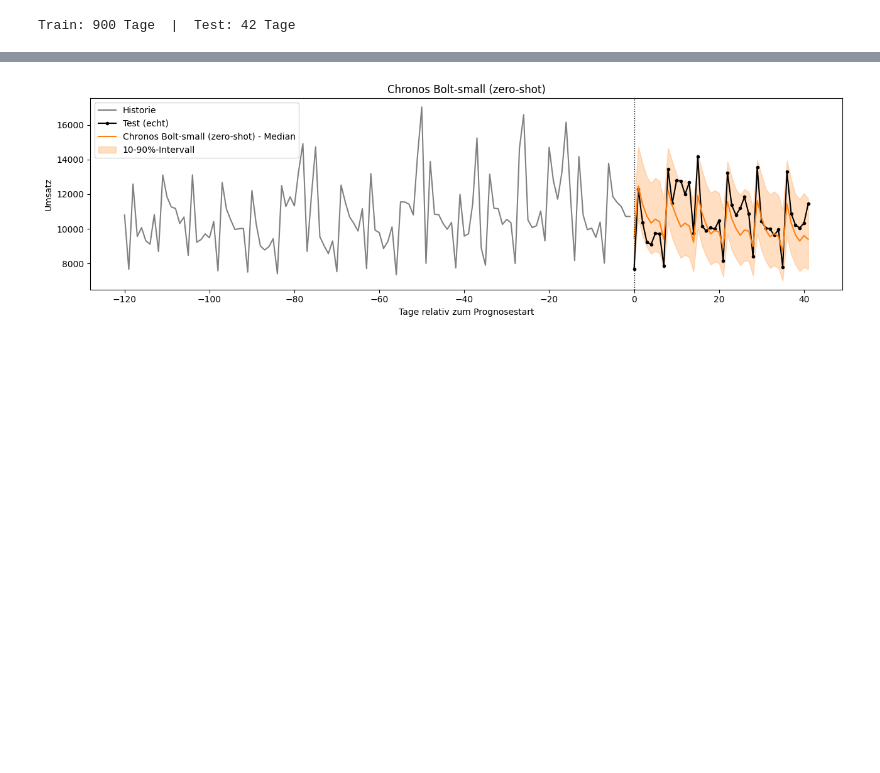
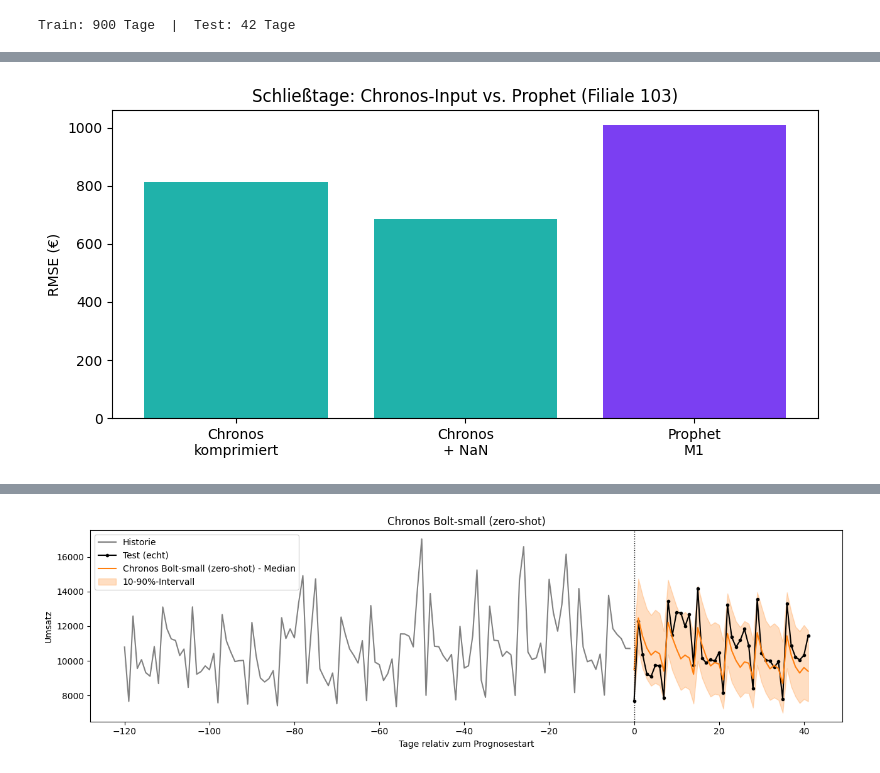
Before and after one commit to KaiSteffen/Business-Prognosis, a Jupyter notebook: chronos/notebooks/1_chronos_demo.ipynb, the cells around one changed output, grey strips where cells are left out. Drawn from its saved outputs; the diff is of its cells as text; code cells hidden in the pictures; blank space fills up the shorter version.

```diff
--- a/chronos/notebooks/1_chronos_demo.ipynb
+++ b/chronos/notebooks/1_chronos_demo.ipynb
@@ -76,0 +115,86 @@ Train: 900 Tage  |  Test: 42 Tage
+# %%
+from prophet import Prophet
+import warnings
+warnings.filterwarnings('ignore', category=FutureWarning)
+
+STORE_GAPS = 103   # v. a. sonntags geschlossen
+H_GAP = H          # gleicher Testhorizont wie oben (42 Öffnungstage)
+
+
+def gap_summary(store_id, label):
+    sub = train[train['Store'] == store_id].sort_values('Date')
+    open_days = sub[(sub['Open'] == 1) & (sub['Sales'] > 0)]
+    deltas = open_days['Date'].diff().dt.days.dropna()
+    closed = (sub['Open'] == 0).sum()
+    print(f"{label} (Store {store_id})")
+    print(f"  Kalendertage gesamt:     {len(sub)}")
+    print(f"  Schließtage (Open=0):    {closed}")
+    print(f"  Geöffnete Verkaufstage:  {len(open_days)}")
+    print(f"  Anteil Δ=1 Tag:          {(deltas == 1).mean() * 100:.1f}%")
+    print(f"  Sprünge > 1 Tag:         {(deltas > 1).sum()} (max {deltas.max():.0f} Tage)")
+    return open_days.reset_index(drop=True)
+
+
+print('── Equidistanz-Check ──')
+gap_summary(store, 'Hauptdemo')
+print()
+open_gaps = gap_summary(STORE_GAPS, 'Schließtage-Vergleich')
+
+# ── Daten für Filiale 103 vorbereiten ───────────────────────────
+raw_g = train[train['Store'] == STORE_GAPS].sort_values('Date').reset_index(drop=True)
+cal_g = pd.date_range(raw_g['Date'].min(), raw_g['Date'].max(), freq='D')
+sales_map = dict(zip(open_gaps['Date'], open_gaps['Sales']))
+y_daily = np.array([sales_map.get(d, np.nan) for d in cal_g], dtype=float)
+
+y_comp = open_gaps['Sales'].to_numpy(dtype=float)
+y_train_comp, y_test_gap = y_comp[:-H_GAP], y_comp[-H_GAP:]
+test_dates_gap = open_gaps['Date'].iloc[-H_GAP:]
+test_start = test_dates_gap.iloc[0]
+ctx_daily = np.where(cal_g < test_start, y_daily, np.nan)
+n_test_cal = int((cal_g >= test_start).sum())
+
+if 'pipe' not in globals():
+    pipe = BaseChronosPipeline.from_pretrained('amazon/chronos-bolt-small', device_map='cpu')
+
+# (1) Chronos komprimiert – nur Öffnungstage, implizit equidistant
+q_c, _ = pipe.predict_quantiles(
+    inputs=torch.tensor(y_train_comp, dtype=torch.float32),
+    prediction_length=H_GAP,
+    quantile_levels=[0.5],
+)
+pred_comp = q_c[0, :, 0].numpy()
+m_chronos_comp = print_metrics(y_test_gap, pred_comp, 'Chronos komprimiert (Schließtage weg)')
+
+# (2) Chronos täglich – NaN an Schließtagen
+q_n, _ = pipe.predict_quantiles(
+    inputs=torch.tensor(ctx_daily, dtype=torch.float32),
+    prediction_length=n_test_cal,
+    quantile_levels=[0.5],
+)
+pred_cal = q_n[0, :, 0].numpy()
+pred_map = dict(zip(cal_g[cal_g >= test_start], pred_cal))
+pred_nan = np.array([pred_map[pd.Timestamp(d)] for d in test_dates_gap.values])
+m_chronos_nan = print_metrics(y_test_gap, pred_nan, 'Chronos täglich + NaN (Schließtage)')
+
+# (3) Prophet M1 – echte Datumsachse (nur Öffnungstage)
+pdf = open_gaps.rename(columns={'Date': 'ds', 'Sales': 'y'})
+m_gap = Prophet(yearly_seasonality=True, weekly_seasonality=True, daily_seasonality=False)
+m_gap.fit(pdf.iloc[:-H_GAP])
+fc_gap = m_gap.predict(pd.DataFrame({'ds': pdf.iloc[-H_GAP:]['ds'].values}))
+pred_prophet = fc_gap['yhat'].to_numpy()
+m_prophet_gap = print_metrics(y_test_gap, pred_prophet, 'Prophet M1 (echte ds)')
+
+gap_compare = pd.DataFrame([m_chronos_comp, m_chronos_nan, m_prophet_gap])
+gap_compare['Kurz'] = ['Chronos\nkomprimiert', 'Chronos\n+ NaN', 'Prophet\nM1']
+print('\nVergleich Filiale 103 – gleiche 42 Test-Öffnungstage')
+print(gap_compare.set_index('label').round(1))
+
+fig, ax = plt.subplots(figsize=(8, 4))
+colors = ['#20B2AA', '#20B2AA', '#7B3FF2']  # Chronos = türkis, Prophet = lila
+ax.bar(gap_compare['Kurz'], gap_compare['RMSE'], color=colors)
+ax.set_ylabel('RMSE (€)')
+ax.set_title('Schließtage: Chronos-Input vs. Prophet (Filiale 103)')
+plt.xticks(rotation=0)
+plt.tight_layout()
+plt.show()
+# %% [output]
@@ -76,0 +234 @@ Train: 900 Tage  |  Test: 42 Tage
+[figure, added]
```
Also changed, not shown: parts of 33 cells of this notebook, 2 other files.
